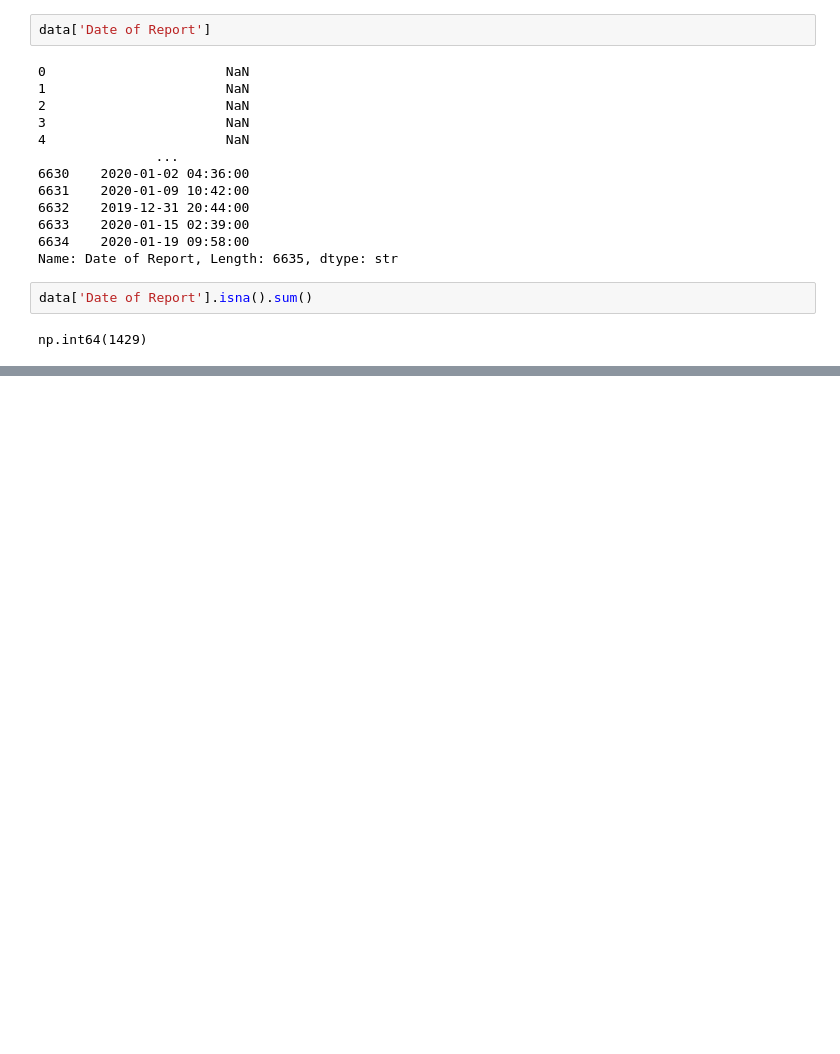
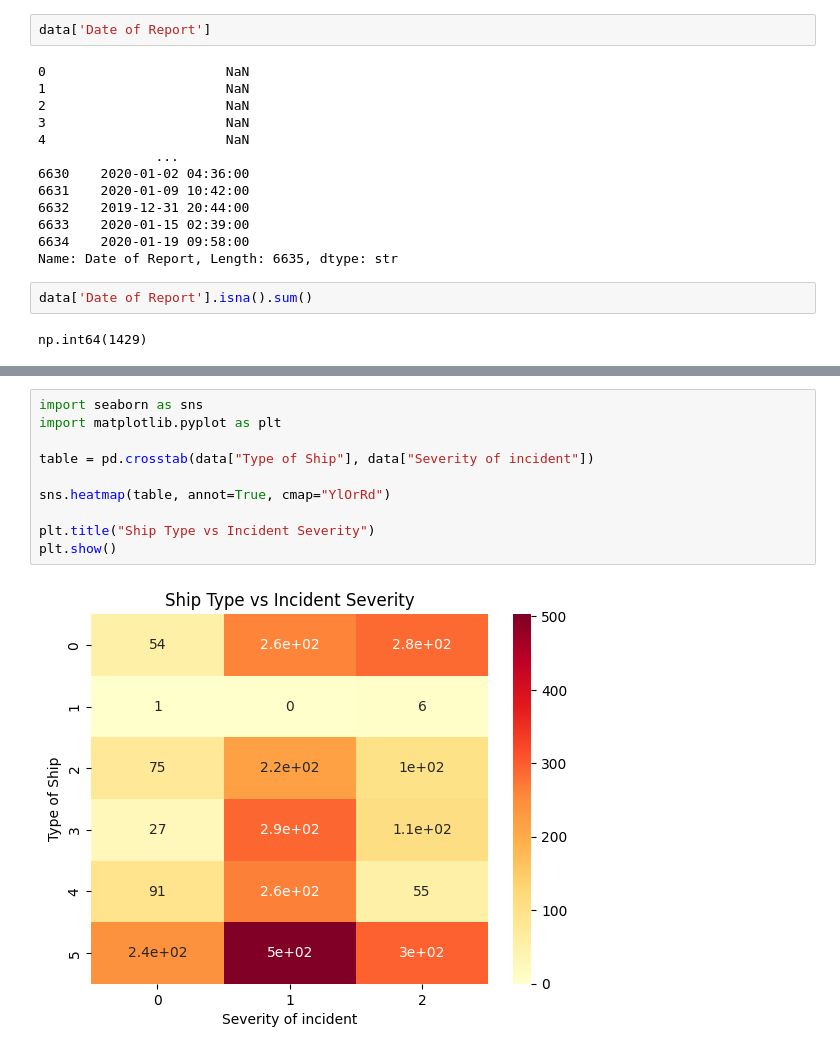
Before and after one commit to kiranr12r/Data-cleaning-and-EDA, a Jupyter notebook: cleaned-data/MergedNearMiss.ipynb, the cells around one changed output, grey strips where cells are left out. Saved outputs shown, nothing was run; the diff lists cells and outputs as text; blank space fills up the shorter version.

```diff
--- a/cleaned-data/MergedNearMiss.ipynb
+++ b/cleaned-data/MergedNearMiss.ipynb
@@ -138,0 +452,12 @@ data['Superintendent']
+# %%
+import seaborn as sns
+import matplotlib.pyplot as plt
+
+table = pd.crosstab(data["Type of Ship"], data["Severity of incident"])
+
+sns.heatmap(table, annot=True, cmap="YlOrRd")
+
+plt.title("Ship Type vs Incident Severity")
+plt.show()
+# %% [output]
+[figure, added]
```
Also changed, not shown: parts of 46 cells of this notebook, 2 other files.
